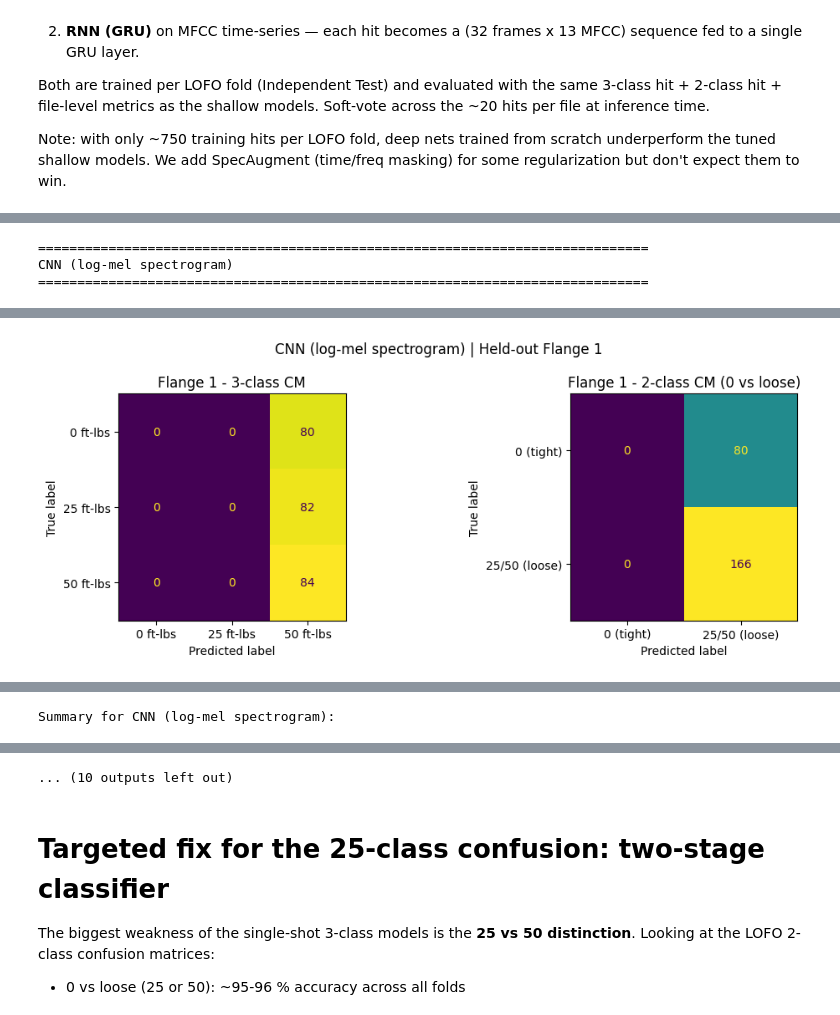
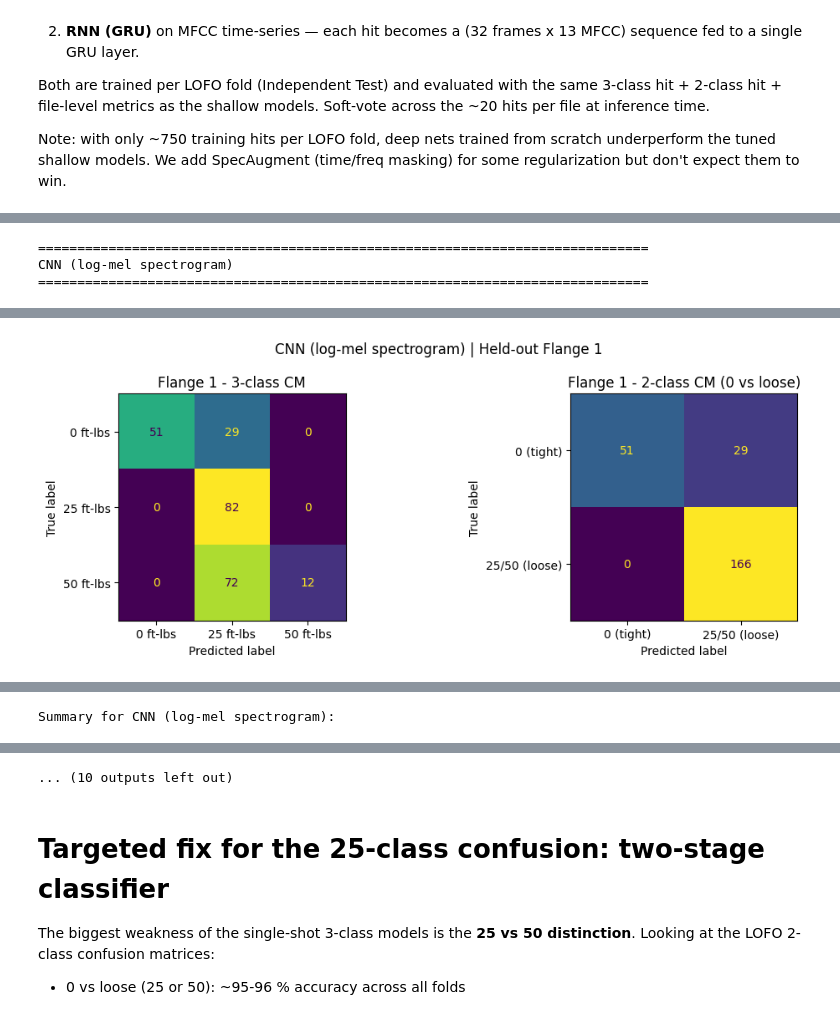
Before and after one commit to MedAmineAlouani/FinalProjectML, a Jupyter notebook: Final_Project_ML_Second_Attempt.ipynb, the cells around one changed output, grey strips where cells are left out. Drawn from its saved outputs; the diff is of its cells as text; code cells hidden in the pictures.

```diff
--- a/Final_Project_ML_Second_Attempt.ipynb
+++ b/Final_Project_ML_Second_Attempt.ipynb
@@ -1197,15 +1197,15 @@ scratch underperform the tuned shallow models.  We add SpecAugment
 # ============================================================
 # Build the per-hit deep learning input arrays
 # ============================================================
-# CNN input: log-mel spectrogram (n_mels, n_frames)
-# RNN input: MFCC time-series   (n_frames, n_mfcc)
+# Bigger inputs than before (64x64 log-mel, 64x13 MFCC sequence) so the
+# CNN/RNN actually have enough signal.
 
 DL_TARGET_SR    = 16000
-DL_N_MELS       = 32
+DL_N_MELS       = 64
 DL_N_MFCC       = 13
-DL_N_FFT        = 512
-DL_HOP_LENGTH   = 128
-DL_TARGET_FRAMES = 32     # ~ 0.26 s at hop 128, sr 16k
+DL_N_FFT        = 1024
+DL_HOP_LENGTH   = 64
+DL_TARGET_FRAMES = 64       # ~ 0.26 s at hop 64, sr 16k
 
 
 def build_dl_inputs(hit_signal, sr):
@@ -1215,25 +1215,22 @@ def build_dl_inputs(hit_signal, sr):
                                 orig_sr=sr, target_sr=DL_TARGET_SR)
     else:
         sig = hit_signal.astype(np.float32)
-    # log-mel
     M = librosa.feature.melspectrogram(y=sig, sr=DL_TARGET_SR, n_mels=DL_N_MELS,
                                         n_fft=DL_N_FFT, hop_length=DL_HOP_LENGTH,
                                         power=2.0)
     L = librosa.power_to_db(M + 1e-12)
-    # pad/crop to fixed time length
     if L.shape[1] >= DL_TARGET_FRAMES:
         L = L[:, :DL_TARGET_FRAMES]
     else:
         L = np.pad(L, ((0, 0), (0, DL_TARGET_FRAMES - L.shape[1])),
                    constant_values=L.min())
-    # MFCC
     M2 = librosa.feature.mfcc(y=sig, sr=DL_TARGET_SR, n_mfcc=DL_N_MFCC,
                                n_fft=DL_N_FFT, hop_length=DL_HOP_LENGTH)
     if M2.shape[1] >= DL_TARGET_FRAMES:
         M2 = M2[:, :DL_TARGET_FRAMES]
     else:
         M2 = np.pad(M2, ((0, 0), (0, DL_TARGET_FRAMES - M2.shape[1])))
-    return L.astype(np.float32), M2.T.astype(np.float32)   # MFCC -> (T, n_mfcc)
+    return L.astype(np.float32), M2.T.astype(np.float32)
 
 
 print("Computing log-mel + MFCC inputs for all hits ...")
@@ -1243,7 +1240,6 @@ for i, h in enumerate(hits_data):
     L, M = build_dl_inputs(h["signal"], h["sr"])
     X_logmel[i]  = L
     X_mfccseq[i] = M
-
 print(f"X_logmel shape:  {X_logmel.shape}")
 print(f"X_mfccseq shape: {X_mfccseq.shape}")
 # %% [output]
@@ -1320,9 +1347,10 @@ def standardize_per_sample(X):
 # %%
 # ============================================================
-# LOFO evaluation for CNN + RNN
+# LOFO evaluation for CNN + RNN  (upgraded with LR schedule, early
+# stopping on val, and longer training)
 # ============================================================
 def lofo_dl_eval(make_model_fn, X_input, name, augment_fn=None,
-                 epochs=25, batch_size=64):
+                 epochs=35, batch_size=32, val_frac=0.15):
     print(f"\n{'='*78}\n{name}\n{'='*78}")
     rows = []
     classes_ref = np.array([0, 25, 50])
@@ -1335,32 +1363,56 @@ def lofo_dl_eval(make_model_fn, X_input, name, augment_fn=None,
         ytr, yte = y_labels[tr], y_labels[te]
         files_te = source_files[te]
 
-        # Per-sample standardization (using train stats baked into each)
-        Xtr_n = standardize_per_sample(Xtr)
-        Xte_n = standardize_per_sample(Xte)
+        # Per-feature standardization using train stats
+        Xtr_n, Xte_n = standardize_per_feature(Xtr, Xte)
 
-        # Reshape for CNN (add channel dim)
+        # Add channel dim for CNN
         if Xtr_n.ndim == 3 and "CNN" in name:
             Xtr_n = Xtr_n[..., None]
             Xte_n = Xte_n[..., None]
-
-        # Optional augmentation
-        if augment_fn is not None:
-            Xtr_n = np.stack([augment_fn(x) for x in Xtr_n])
 
         # One-hot labels
         ytr_idx = np.array([LABEL_TO_INDEX[v] for v in ytr])
         ytr_oh  = to_categorical(ytr_idx, num_classes=N_CLASSES)
 
+        # Hold out a small validation set (random hits) for LR schedule
+        rng = np.random.RandomState(RANDOM_STATE + test_flange)
+        idx = rng.permutation(len(Xtr_n))
+        n_val = int(len(idx) * val_frac)
+        val_idx = idx[:n_val]
+        trn_idx = idx[n_val:]
+
+        # Build augmented training set on the trn_idx portion only
+        if augment_fn is not None:
+            X_aug = np.stack([augment_fn(x.squeeze() if "CNN" in name else x)
+                                for x in Xtr_n[trn_idx]])
+            if "CNN" in name:
+                X_aug = X_aug[..., None]
+            X_train_final = np.concatenate([Xtr_n[trn_idx], X_aug], axis=0)
+            y_train_final = np.concatenate([ytr_oh[trn_idx], ytr_oh[trn_idx]], axis=0)
+        else:
+            X_train_final = Xtr_n[trn_idx]
+            y_train_final = ytr_oh[trn_idx]
+
+        X_val_final = Xtr_n[val_idx]
+        y_val_final = ytr_oh[val_idx]
+
         # Build + train
-        tf.keras.utils.set_random_seed(RANDOM_STATE)
-        model = make_model_fn(Xtr_n.shape[1:] if Xtr_n.ndim > 2 else Xtr_n.shape[1:])
-        cb = [EarlyStopping(monitor="loss", patience=5, restore_best_weights=True)]
-        model.fit(Xtr_n, ytr_oh, epochs=epochs, batch_size=batch_size,
-                   verbose=0, callbacks=cb)
+        tf.keras.utils.set_random_seed(RANDOM_STATE + test_flange)
+        model = make_model_fn(X_train_final.shape[1:])
+        cbs = [
+            EarlyStopping(monitor="val_accuracy", patience=15,
+                           restore_best_weights=True),
+            ReduceLROnPlateau(monitor="val_loss", factor=0.5, patience=6,
+                               min_lr=1e-5),
+        ]
+        model.fit(X_train_final, y_train_final,
+                   validation_data=(X_val_final, y_val_final),
+                   epochs=epochs, batch_size=batch_size,
+                   verbose=0, callbacks=cbs)
 
         # Predict probabilities on test
-        proba = model.predict(Xte_n, verbose=0)             # (n_hits, 3)
+        proba = model.predict(Xte_n, verbose=0)
 
         # Hit-level
         yp_idx = proba.argmax(axis=1)
@@ -1382,7 +1434,7 @@ def lofo_dl_eval(make_model_fn, X_input, name, augment_fn=None,
         print(f"  2-class hit-level : {acc_2*100:5.2f}%")
         print(f"  File-level        : {acc_file*100:5.2f}%   ({len(true_file)} files)")
 
-        # Confusion matrix figures
+        # CMs
         fig, axes = plt.subplots(1, 2, figsize=(11, 4))
         ConfusionMatrixDisplay.from_predictions(
             yte, yp,
@@ -1413,9 +1465,9 @@ def lofo_dl_eval(make_model_fn, X_input, name, augment_fn=None,
 
 
 cnn_summary = lofo_dl_eval(make_cnn, X_logmel,  "CNN (log-mel spectrogram)",
-                             augment_fn=spec_augment, epochs=25)
+                             augment_fn=spec_augment, epochs=35)
 rnn_summary = lofo_dl_eval(make_rnn, X_mfccseq, "RNN-GRU (MFCC sequence)",
-                             augment_fn=None,        epochs=25)
+                             augment_fn=None,        epochs=35)
 # %% [output]
 ==============================================================================
 CNN (log-mel spectrogram)
@@ -1428,2 +1480,2 @@ E0000 00:00:1777878250.732072    9857 cuda_platform.cc:52] failed call to cuInit
-[figure, old version]
+[figure, new version]
 --- Held-out Flange 2 ---
```
Also changed, not shown: parts of 5 cells of this notebook, 1 other file.
